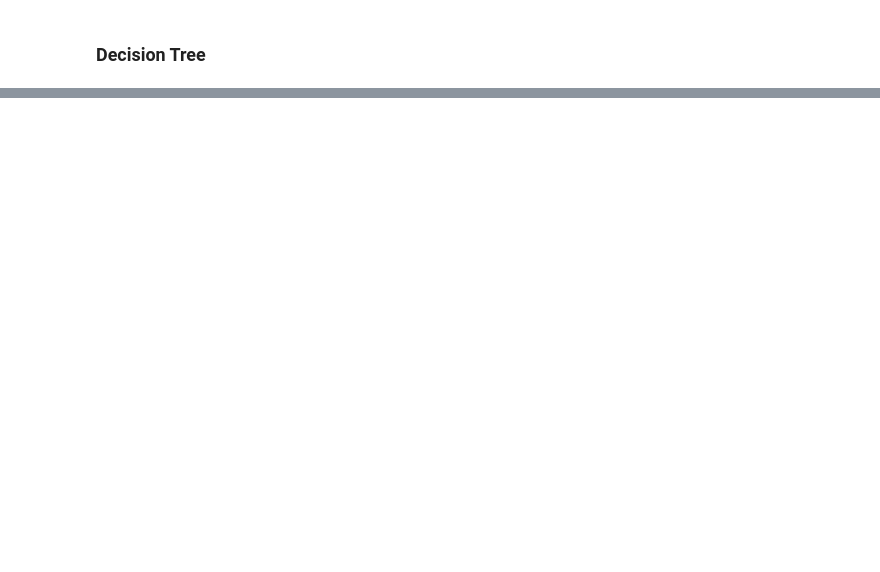
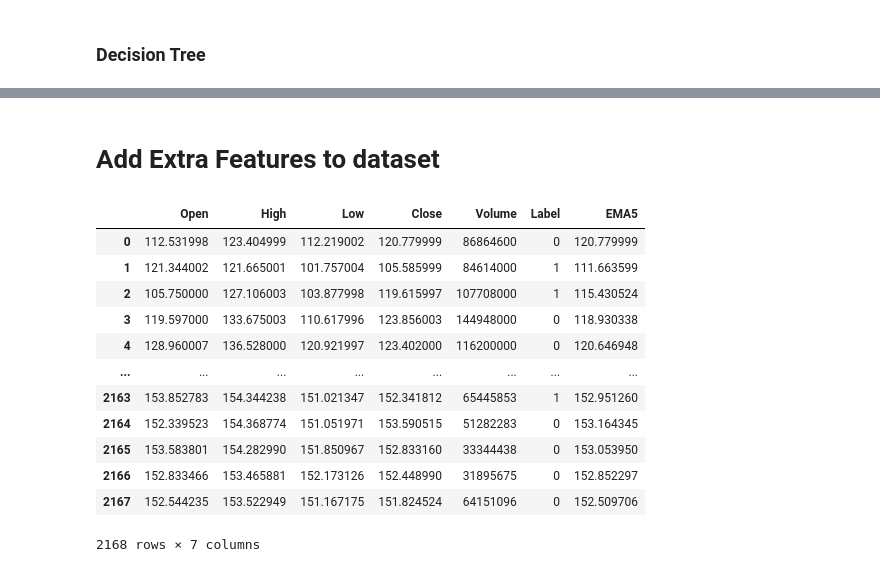
Before and after one commit to mr-robot77/Quera_G11-Project2, a Jupyter notebook: Problem 3/prediction.ipynb, the cells around one changed output, grey strips where cells are left out. Saved outputs shown, nothing was run; the diff lists cells and outputs as text; code cells hidden in the pictures; blank space fills up the shorter version.

Commit message:
Add model evaluation and extra features testing

```diff
--- a/Problem 3/prediction.ipynb
+++ b/Problem 3/prediction.ipynb
@@ -553,3 +554,5 @@ mpf.plot(df_xmr, type='candle', style='yahoo', title=f'{xmr} Candlestick Chart')
+# %%
+df = df.drop(['Adj Close'], axis=1)
 # %%
 df.info()
 # %% [output]
@@ -571,6 +573,8 @@ memory usage: 135.6 KB
 # %%
 df['Date'] = pd.to_datetime(df['Date'])
 df['Date'] = df['Date'].astype('int64')
+# %%
+df = df.drop(['Date'],axis=1)
 # %%
 df.info()
 # %% [output]
@@ -665,0 +879,39 @@ AUC: 0.5046304199385456
+# %% [markdown]
+# Add Extra Features to dataset
+# %%
+import numpy as np
+import pandas as pd
+
+# Calculate the close price
+#close_price = df['Close']
+
+# Calculate the change in price
+#df['Change Price'] = df['Close'].diff()
+
+# Calculate the simple moving average
+#df['SMA5'] = df['Close'].rolling(5).mean()
+
+# Calculate the exponential moving average
+df['EMA5'] = df['Close'].ewm(span=5).mean()
+
+# Calculate the average true range
+#df['ATR5'] = pd.Series(df['Close']).agg(lambda x: pd.Series(x).diff().abs().std())
+
+# Calculate the volume
+#volume = df['Volume']
+# %%
+df
+# %% [output]
+|  | Open | High | Low | Close | Volume | Label | EMA5 |
+| 0 | 112.531998 | 123.404999 | 112.219002 | 120.779999 | 86864600 | 0 | 120.779999 |
+| 1 | 121.344002 | 121.665001 | 101.757004 | 105.585999 | 84614000 | 1 | 111.663599 |
+| 2 | 105.750000 | 127.106003 | 103.877998 | 119.615997 | 107708000 | 1 | 115.430524 |
+| 3 | 119.597000 | 133.675003 | 110.617996 | 123.856003 | 144948000 | 0 | 118.930338 |
+| 4 | 128.960007 | 136.528000 | 120.921997 | 123.402000 | 116200000 | 0 | 120.646948 |
+| ... | ... | ... | ... | ... | ... | ... | ... |
+| 2163 | 153.852783 | 154.344238 | 151.021347 | 152.341812 | 65445853 | 1 | 152.951260 |
+| 2164 | 152.339523 | 154.368774 | 151.051971 | 153.590515 | 51282283 | 0 | 153.164345 |
+| 2165 | 153.583801 | 154.282990 | 151.850967 | 152.833160 | 33344438 | 0 | 153.053950 |
+| 2166 | 152.833466 | 153.465881 | 152.173126 | 152.448990 | 31895675 | 0 | 152.852297 |
+| 2167 | 152.544235 | 153.522949 | 151.167175 | 151.824524 | 64151096 | 0 | 152.509706 |
+2168 rows × 7 columns
```
Also changed, not shown: parts of 24 cells of this notebook.
